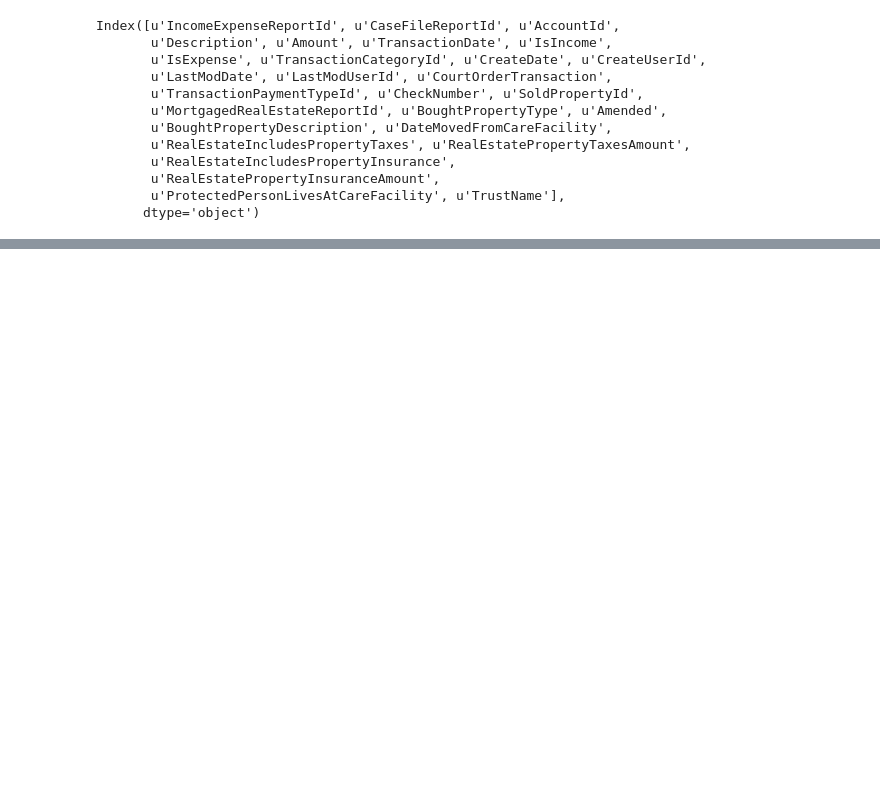
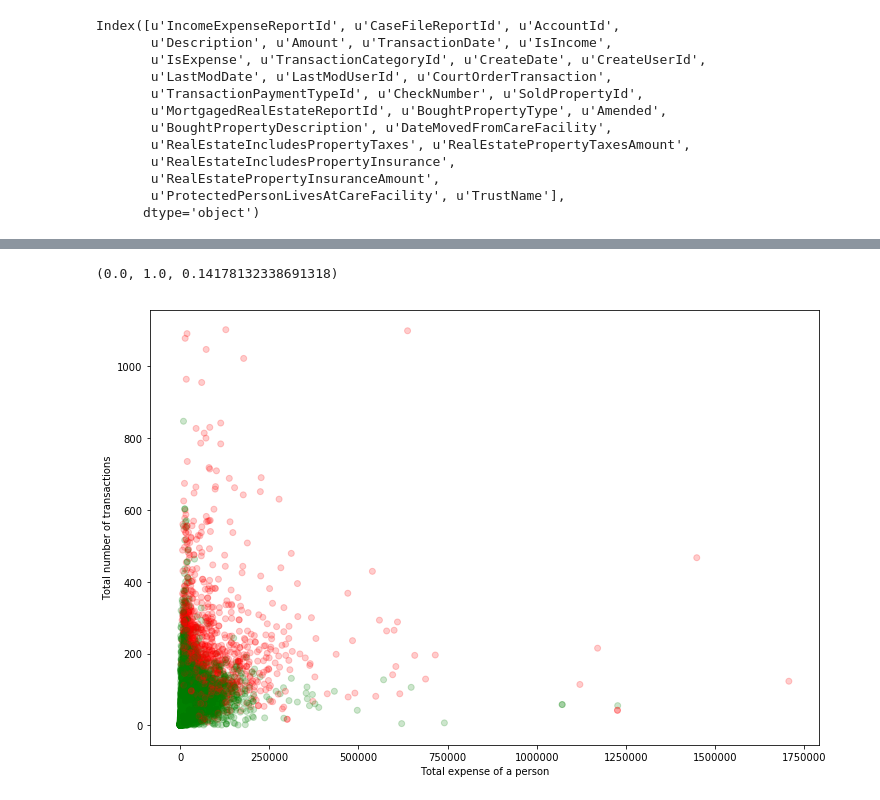
Before and after one commit to sanhitamj/elderly_fraud_detection, a Jupyter notebook: DataPipeline.ipynb, the cells around one changed output, grey strips where cells are left out. Cells and saved outputs as stored; diff of their text form; code cells hidden in the pictures; blank space fills up the shorter version.

```diff
--- a/DataPipeline.ipynb
+++ b/DataPipeline.ipynb
@@ -238,0 +166,3 @@ df2[df2['CategoryTypeId']==2][['TransactionCategoryId', 'Description']]
+# %%
+df['TranCatColl'] = df['TranDescr'].map(expense_collect)
+df.tail()
@@ -238,0 +236,5 @@ df2[df2['CategoryTypeId']==2][['TransactionCategoryId', 'Description']]
+# %%
+collected_categories = df['TranCatColl'].unique()
+# %%
+for cat in collected_categories:
+    counting_neighbours(cat)
@@ -238,0 +268,26 @@ df2[df2['CategoryTypeId']==2][['TransactionCategoryId', 'Description']]
+# %%
+average = df.groupby('CasFil')['Amount'].sum()
+count = df.groupby('CasFil')['Amount'].count()
+dura = df.groupby('CasFil')['NumDays'].mean()
+# count = count/dura
+
+count = count.to_frame(name = 'CountPerDay')
+count['AverageExpense'] = average
+count['Duration'] = dura
+df1 = df1.join(count, how='inner', on='CasFil')
+df1['Rank'] = df1['Rank']/df1['Rank'].max()
+df1.to_csv('rank.csv')
+# %%
+df1['Rank'].min(), df1['Rank'].max(), df1['Rank'].median()
+# %% [output]
+(0.0, 1.0, 0.14178132338691318)
+# %%
+col = (df1['Rank'] < 0.31).replace({True : 'g', False: 'r'})
+plt.figure(figsize=(12, 8))
+plt.xlabel('Total expense of a person')
+plt.ylabel('Total number of transactions')
+plt.scatter(df1['AverageExpense'], df1['CountPerDay'], c=col, alpha=0.2)
+plt.savefig('outliers.png')
+plt.show()
+# %% [output]
+[figure, added]
```
Also changed, not shown: parts of 22 cells of this notebook, 5 other files.
